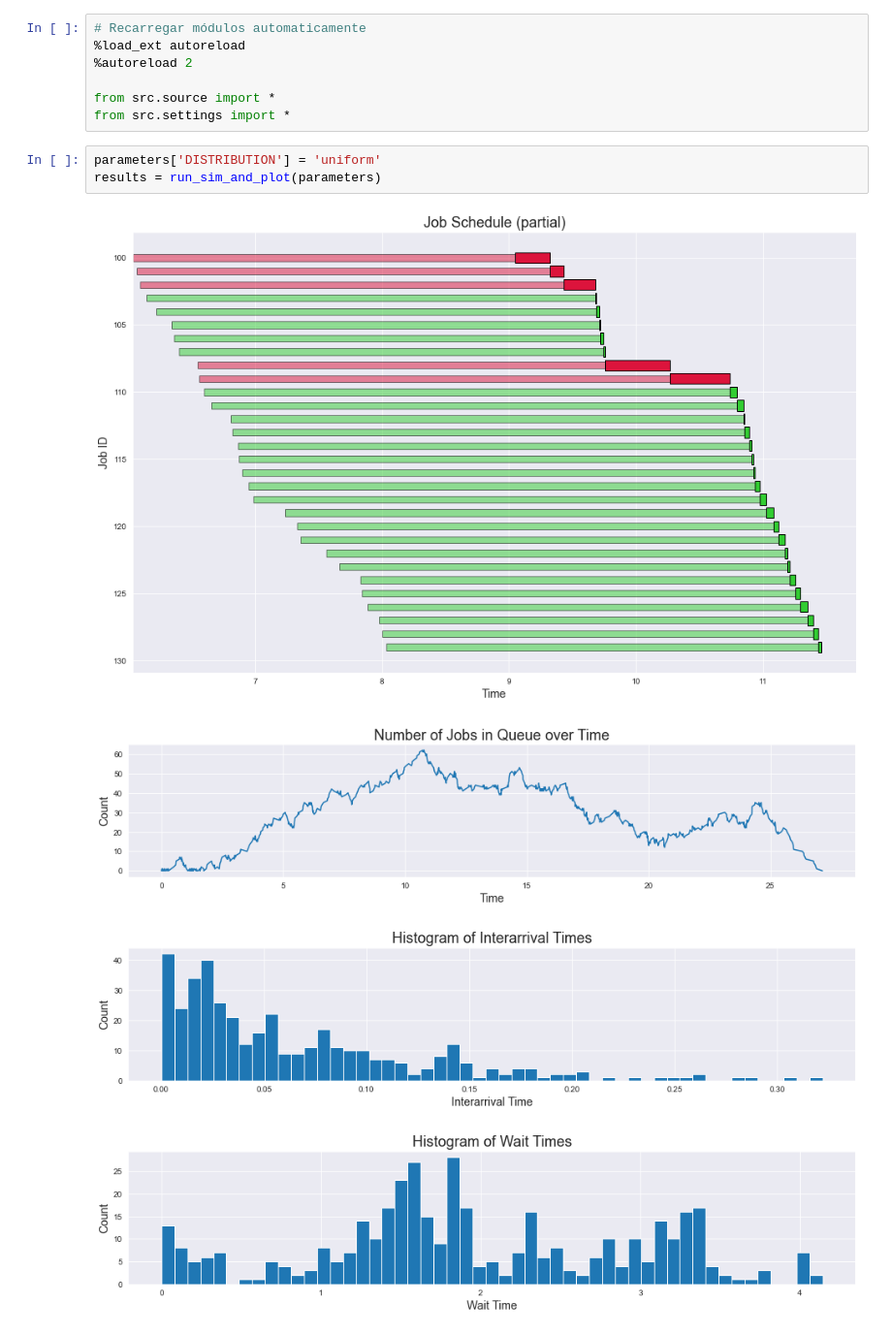
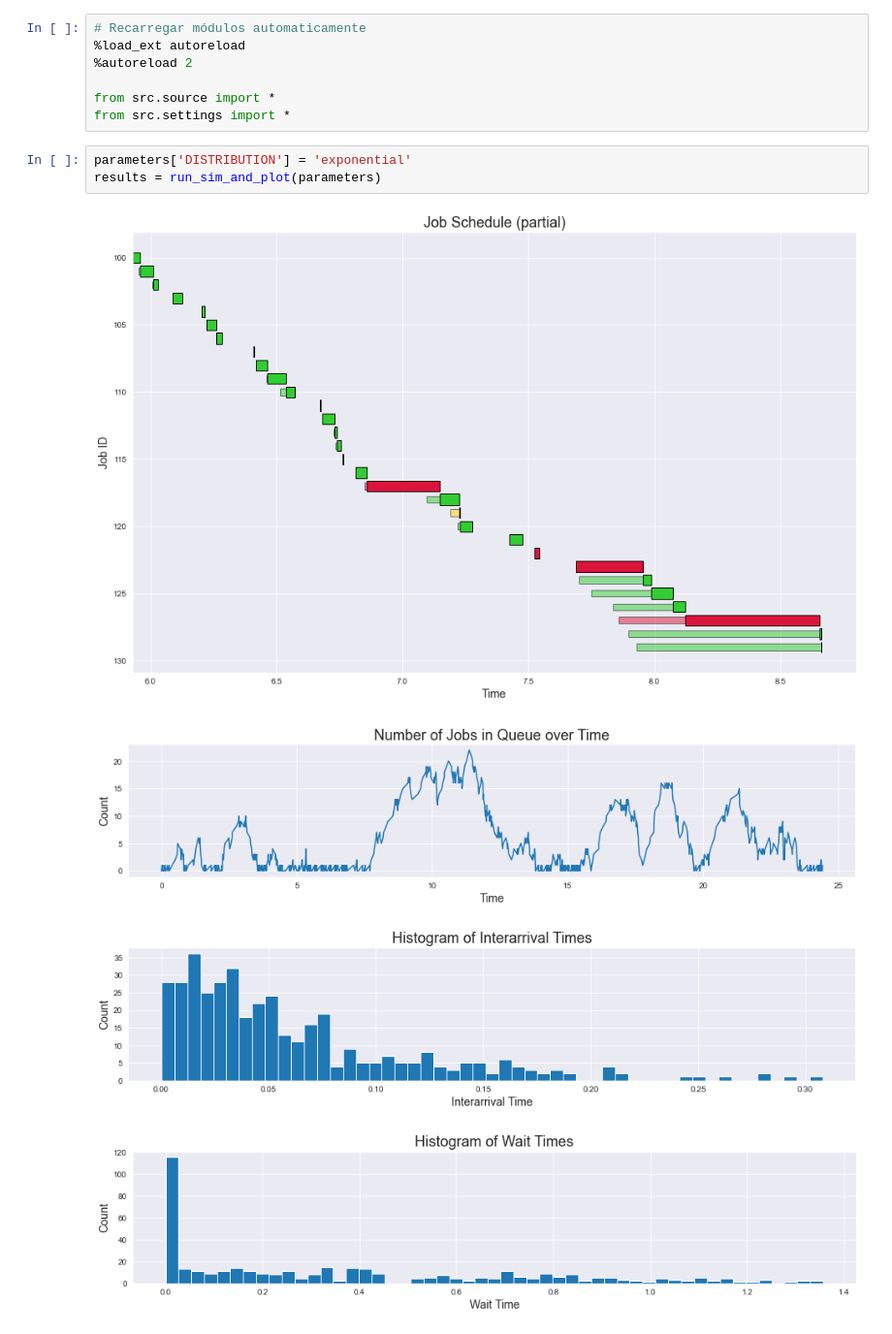
Before and after one commit to andrematte/simulation-mm1-queue, a Jupyter notebook: experiments.ipynb, the cells around one changed output. Shown at 97% size. Cells and saved outputs as stored; diff of their text form.

```diff
--- a/experiments.ipynb
+++ b/experiments.ipynb
@@ -34,10 +34,10 @@ O seu simulador será avaliado com base nos seguintes critérios e (pesos):
 from src.source import *
 from src.settings import *
 # %%
-parameters['DISTRIBUTION'] = 'uniform'
+parameters['DISTRIBUTION'] = 'exponential'
 results = run_sim_and_plot(parameters)
 # %% [output]
-[figure, old version]
+[figure, new version]
-[figure, old version]
+[figure, new version]
-[figure, old version]
+[figure, new version]
-[figure, old version]
+[figure, new version]
```
Also changed, not shown: parts of 1 cell of this notebook.
